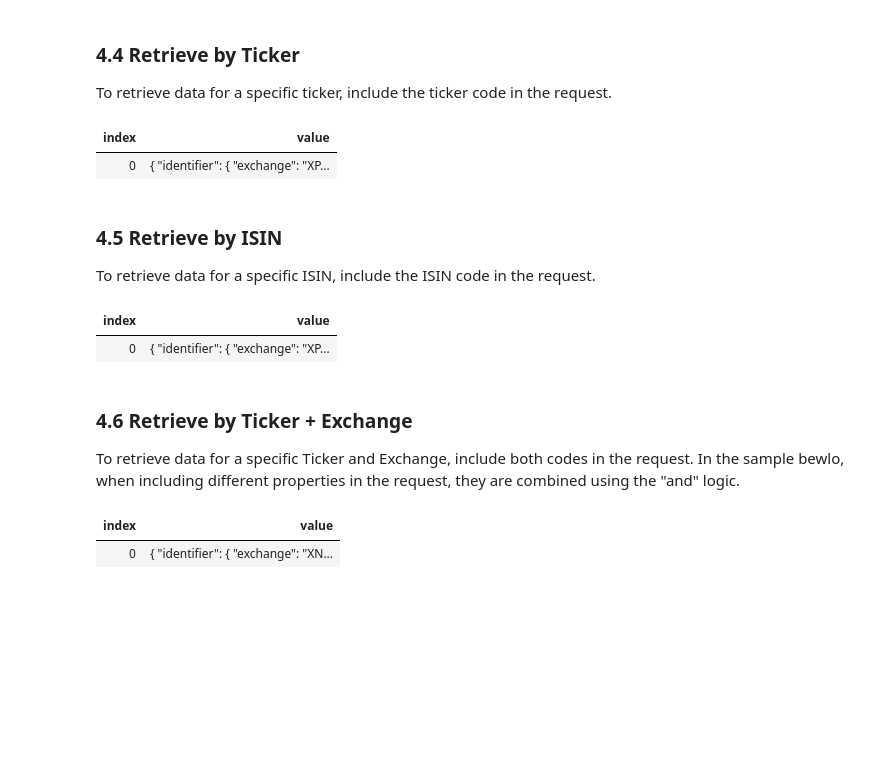
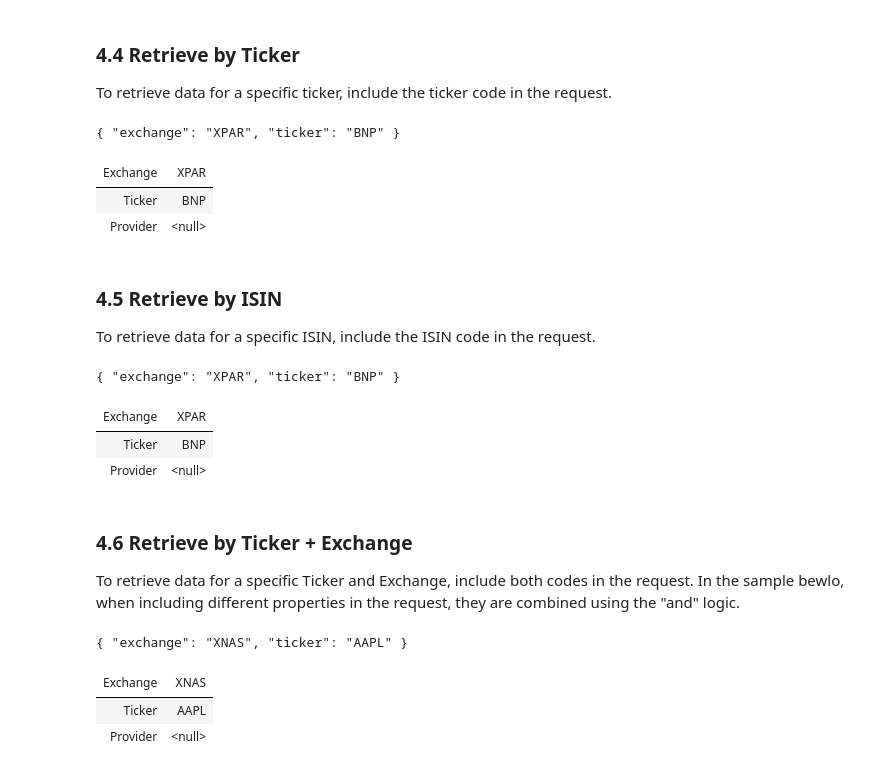
Before and after one commit to systemathics/notebook-examples, a Jupyter notebook: csharp/1-Reference data/01 - Get Started.ipynb, the cells around one changed output. Saved outputs shown, nothing was run; the diff lists cells and outputs as text; code cells hidden in the pictures; blank space fills up the shorter version.

```diff
--- a/csharp/1-Reference data/01 - Get Started.ipynb
+++ b/csharp/1-Reference data/01 - Get Started.ipynb
@@ -184,10 +172,12 @@ var request = new StaticDataRequest
 # %%
 var reply = service.StaticData(request, headers);
 # %%
-display(reply.Equity.Assets)
+display(reply.Equity.Assets.FirstOrDefault().Identifier)
 # %% [output]
+{ "exchange": "XPAR", "ticker": "BNP" }
-| index | value |
-| 0 | { "identifier": { "exchange": "XP... |
+| Exchange | XPAR |
+| Ticker | BNP |
+| Provider | <null> |
 # %% [markdown]
 ### 4.5 Retrieve by ISIN
 To retrieve data for a specific ISIN, include the ISIN code in the request.
@@ -200,10 +190,12 @@ var request = new StaticDataRequest
 # %%
 var reply = service.StaticData(request, headers);
 # %%
-display(reply.Equity.Assets)
+display(reply.Equity.Assets.FirstOrDefault().Identifier)
 # %% [output]
+{ "exchange": "XPAR", "ticker": "BNP" }
-| index | value |
-| 0 | { "identifier": { "exchange": "XP... |
+| Exchange | XPAR |
+| Ticker | BNP |
+| Provider | <null> |
 # %% [markdown]
 ### 4.6 Retrieve by Ticker + Exchange
 To retrieve data for a specific Ticker and Exchange, include both codes in the request. In the sample bewlo, when including different properties in the request, they are combined using the "and" logic.
@@ -218,7 +210,9 @@ var request = new StaticDataRequest
 # %%
 var reply = service.StaticData(request, headers);
 # %%
-display(reply.Equity.Assets)
+display(reply.Equity.Assets.FirstOrDefault().Identifier)
 # %% [output]
+{ "exchange": "XNAS", "ticker": "AAPL" }
-| index | value |
-| 0 | { "identifier": { "exchange": "XN... |
+| Exchange | XNAS |
+| Ticker | AAPL |
+| Provider | <null> |
```
Also changed, not shown: parts of 2 cells of this notebook.
